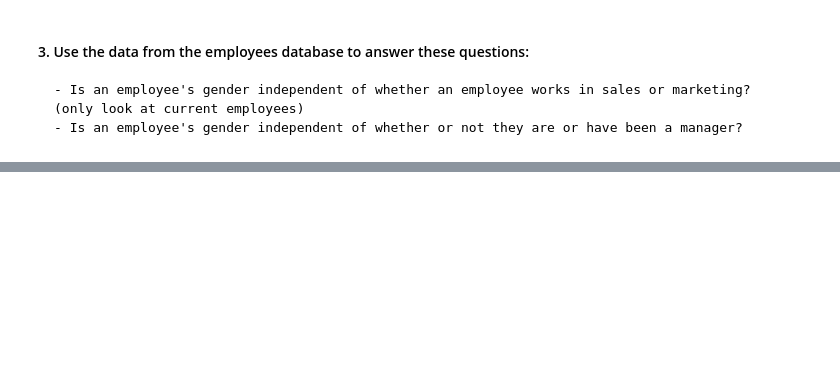
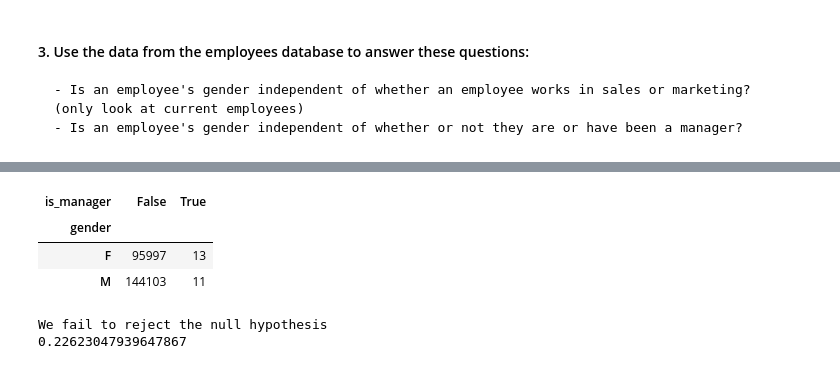
Before and after one commit to Brandon-Martinez27/statistics-exercises, a Jupyter notebook: hypothesis_testing.ipynb, the cells around one changed output, grey strips where cells are left out. Saved outputs shown, nothing was run; the diff lists cells and outputs as text; code cells hidden in the pictures; blank space fills up the shorter version.

```diff
--- a/hypothesis_testing.ipynb
+++ b/hypothesis_testing.ipynb
@@ -793,0 +920,13 @@ observed
+# %%
+# merge manager db with emp db, fill NaN cells with 0
+df = pd.merge(emp, emp_mgr, left_on='emp_no', right_on='emp_no', how='outer').fillna(value=0)
+# create is manager column to indicate if employee has ever been a manager
+df['is_manager'] = (df.to_date_y !=0)
+
+observed = pd.crosstab(df.gender, df.is_manager)
+observed
+# %% [output]
+| is_manager | False | True |
+| gender |  |  |
+| F | 95997 | 13 |
+| M | 144103 | 11 |
@@ -793,0 +940,13 @@ observed
+# %%
+null_hypothesis = "gender and sales/marketing are independent"
+
+if p < alpha:
+    print("We reject the null hypothesis")
+    print("We reject the hypothesis that", null_hypothesis)
+else:
+    print("We fail to reject the null hypothesis")
+
+print(p)
+# %% [output]
+We fail to reject the null hypothesis
+0.22623047939647867
```
Also changed, not shown: parts of 21 cells of this notebook.
